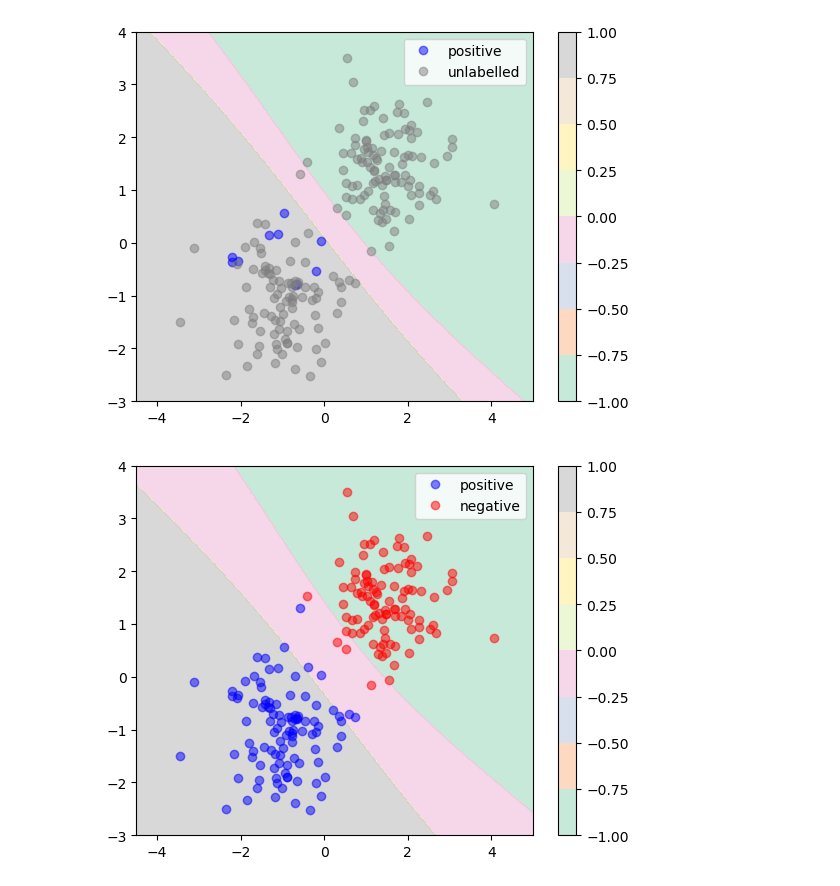
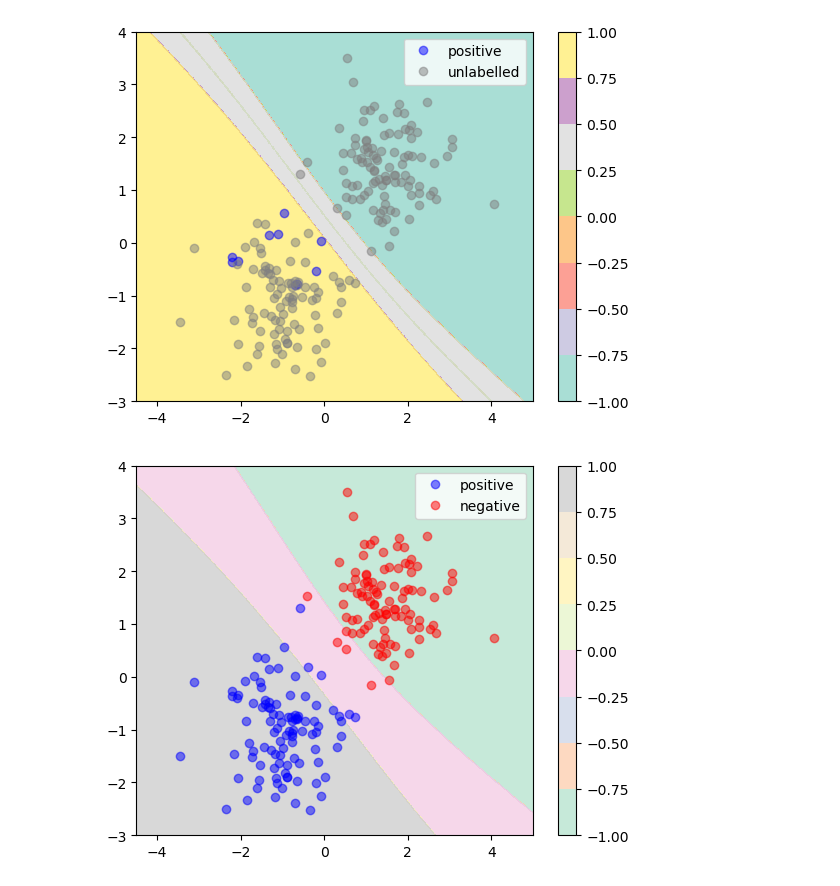
Before and after one commit to tpaquier/material_science, a Jupyter notebook: Tests_for_PU/PGPU/To_plot.ipynb, the cells around one changed output. Drawn from its saved outputs; the diff is of its cells as text; code cells hidden in the pictures.

Commit message:
modifications to add the hyperplane for the plots

```diff
--- a/Tests_for_PU/PGPU/To_plot.ipynb
+++ b/Tests_for_PU/PGPU/To_plot.ipynb
@@ -58,26 +55,28 @@ svm_test = SVC(kernel='sigmoid',probability=True).fit(X=df.to_numpy()[:,:2],y=df
 # %%
 xx, yy = np.meshgrid(np.linspace(-4.5,5,500), np.linspace(-3,4,500))
 both = svm_test.predict_proba(np.c_[xx.ravel(), yy.ravel()])
 Z = both[:,1] - both[:,0]
 for i in range(500**2):
-    if Z[i] > 0.5:
+    if Z[i] < 1e-4 and Z[i]>-1e-4:
+        Z[i] = 0
+    elif Z[i] > 0.5:
         Z[i] = 1
     elif Z[i] < -0.5:
         Z[i] = -1
     else:
-        Z[i] = 0
+        Z[i] = 0.5
 Z = Z.reshape(xx.shape)
 
-plt.contourf(xx, yy, Z, alpha=0.75, cmap=plt.cm.Pastel2)
+plt.contourf(xx, yy, Z, alpha=0.75, cmap=plt.cm.Set3)
 plt.plot(data_pos[:10,0], data_pos[:10,1], 'o',alpha = 0.5, label='positive', color='b')
 plt.plot(data_ne[:,0], data_ne[:,1], 'o',alpha = 0.5, color='gray')
 plt.plot(data_pos[10:,0], data_pos[10:,1], 'o',alpha = 0.5, label='unlabelled', color='gray')
 plt.legend()
 plt.colorbar()
-plt.savefig('uncertainty_05.png')
+plt.savefig('for_report_unlab.png')
 plt.show()
 # %% [output]
-[figure, old version]
+[figure, new version]
 # %%
 Z = both[:,1] - both[:,0]
 for i in range(500**2):
```
Also changed, not shown: parts of 3 cells of this notebook, 5 other files.
